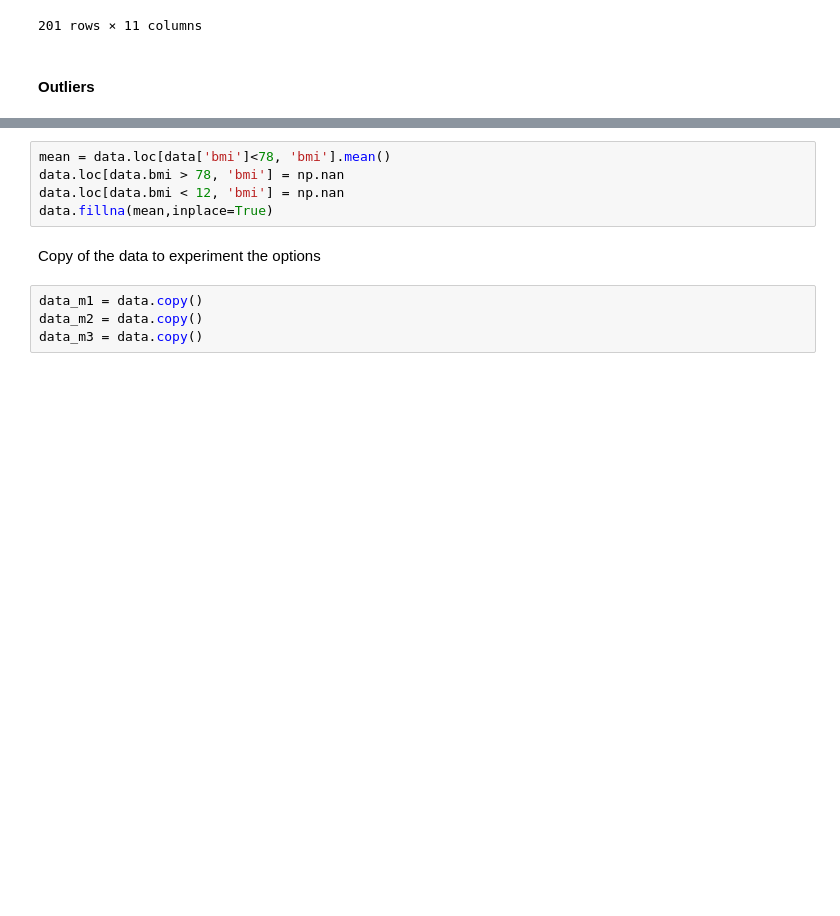
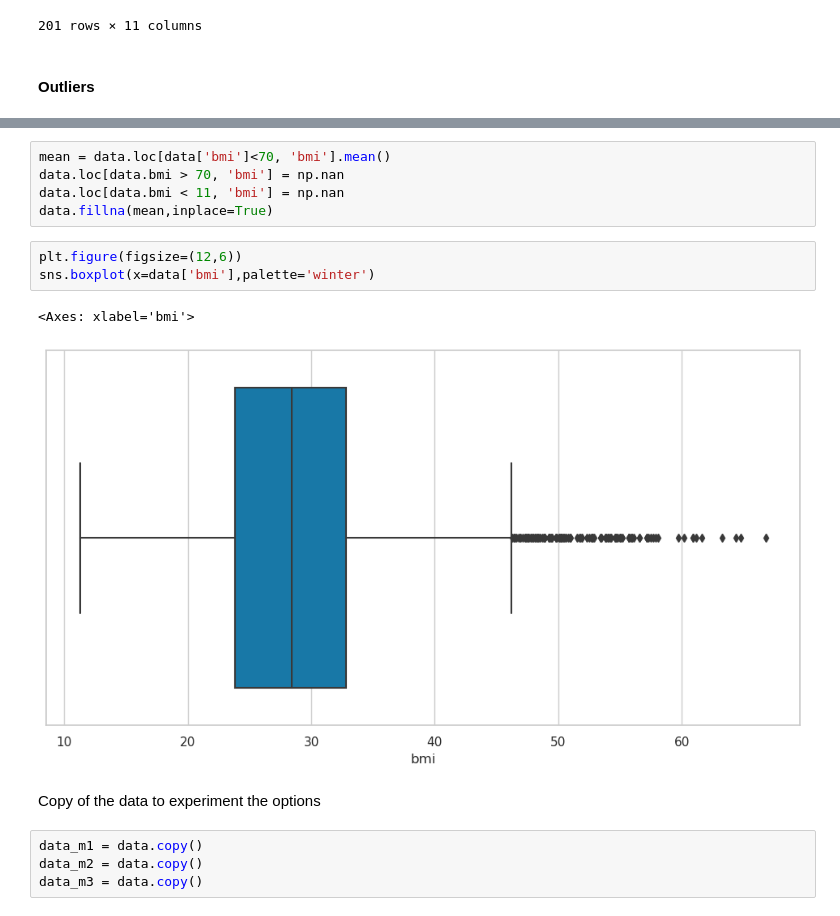
Before and after one commit to GoncaloSenra/DAA-Modelos-de-Machine-Learning, a Jupyter notebook: stroki.ipynb, the cells around one changed output, grey strips where cells are left out. Cells and saved outputs as stored; diff of their text form; blank space fills up the shorter version.

```diff
--- a/stroki.ipynb
+++ b/stroki.ipynb
@@ -133,8 +139,14 @@ data[data['bmi'].isnull()]
 # %%
-mean = data.loc[data['bmi']<78, 'bmi'].mean()
-data.loc[data.bmi > 78, 'bmi'] = np.nan
-data.loc[data.bmi < 12, 'bmi'] = np.nan
+mean = data.loc[data['bmi']<70, 'bmi'].mean()
+data.loc[data.bmi > 70, 'bmi'] = np.nan
+data.loc[data.bmi < 11, 'bmi'] = np.nan
 data.fillna(mean,inplace=True)
+# %%
+plt.figure(figsize=(12,6))
+sns.boxplot(x=data['bmi'],palette='winter')
+# %% [output]
+<Axes: xlabel='bmi'>
+[figure, added]
 # %% [markdown]
 Copy of the data to experiment the options
 # %%
```
Also changed, not shown: parts of 5 cells of this notebook.
